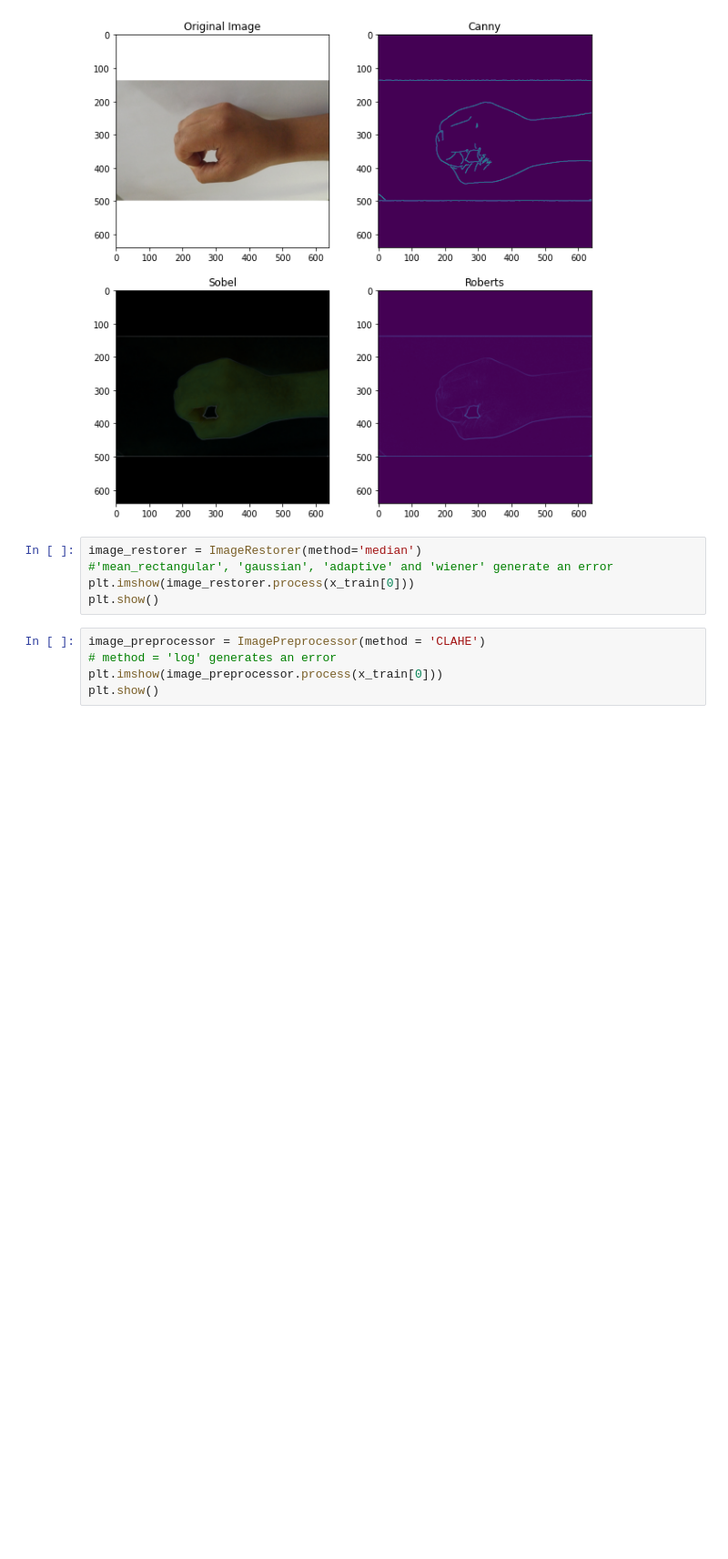
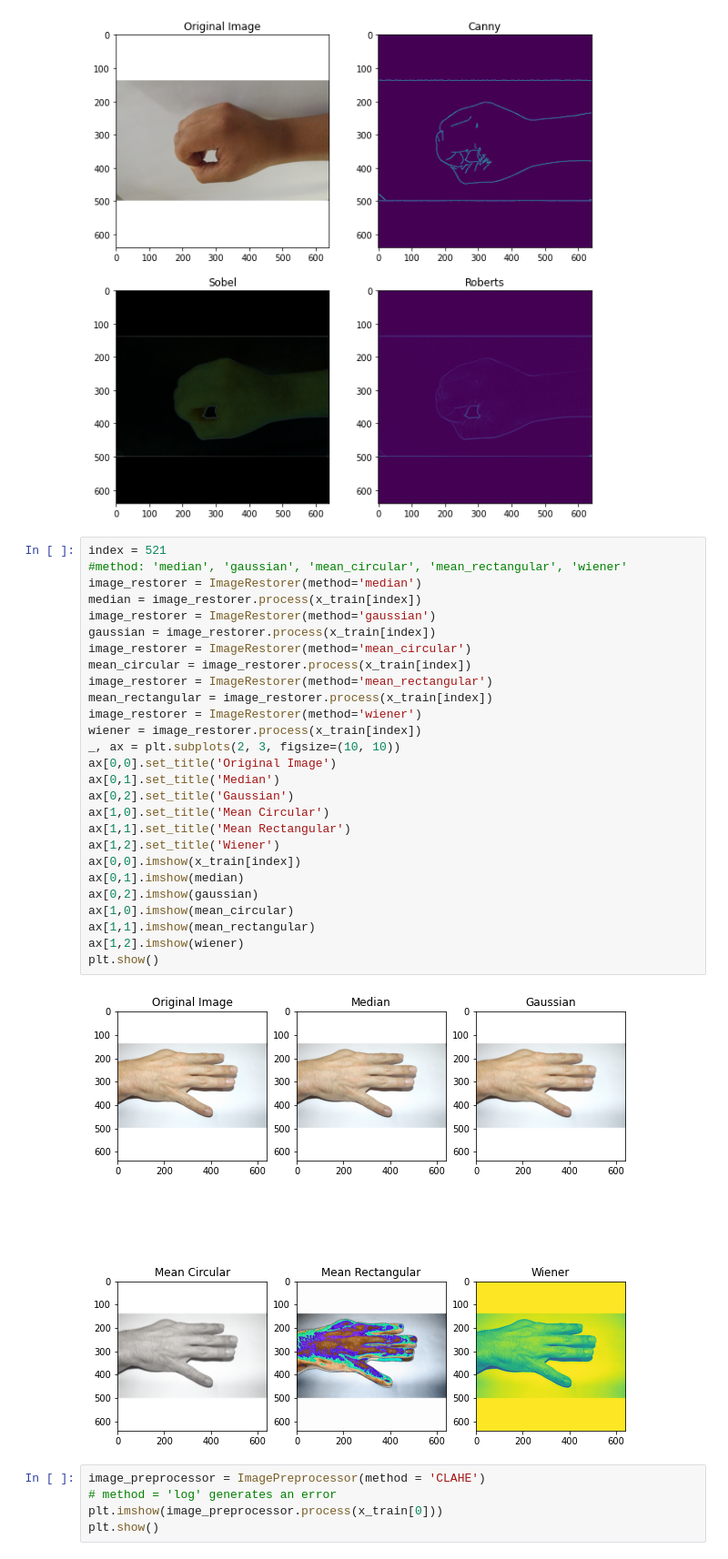
Before and after one commit to MostafaAshraf98/Project-Pattern-Recognition, a Jupyter notebook: main.ipynb, the cells around one changed output. Shown: that part at 91% size. Drawn from its saved outputs; the diff is of its cells as text; blank space fills up the shorter version.

```diff
--- a/main.ipynb
+++ b/main.ipynb
@@ -75,11 +77,35 @@ ax[1,1].imshow(roberts_image)
 plt.show()
 # %% [output]
 [figure]
-# %%
-image_restorer = ImageRestorer(method='median')
-#'mean_rectangular', 'gaussian', 'adaptive' and 'wiener' generate an error
-plt.imshow(image_restorer.process(x_train[0]))
-plt.show()
+# %%
+index = 521
+#method: 'median', 'gaussian', 'mean_circular', 'mean_rectangular', 'wiener'
+image_restorer = ImageRestorer(method='median')
+median = image_restorer.process(x_train[index])
+image_restorer = ImageRestorer(method='gaussian')
+gaussian = image_restorer.process(x_train[index])
+image_restorer = ImageRestorer(method='mean_circular')
+mean_circular = image_restorer.process(x_train[index])
+image_restorer = ImageRestorer(method='mean_rectangular')
+mean_rectangular = image_restorer.process(x_train[index])
+image_restorer = ImageRestorer(method='wiener')
+wiener = image_restorer.process(x_train[index])
+_, ax = plt.subplots(2, 3, figsize=(10, 10))
+ax[0,0].set_title('Original Image')
+ax[0,1].set_title('Median')
+ax[0,2].set_title('Gaussian')
+ax[1,0].set_title('Mean Circular')
+ax[1,1].set_title('Mean Rectangular')
+ax[1,2].set_title('Wiener')
+ax[0,0].imshow(x_train[index])
+ax[0,1].imshow(median)
+ax[0,2].imshow(gaussian)
+ax[1,0].imshow(mean_circular)
+ax[1,1].imshow(mean_rectangular)
+ax[1,2].imshow(wiener)
+plt.show()
+# %% [output]
+[figure, added]
 # %%
 image_preprocessor = ImagePreprocessor(method = 'CLAHE')
 # method = 'log' generates an error
```
Also changed, not shown: parts of 6 cells of this notebook, 2 other files.
